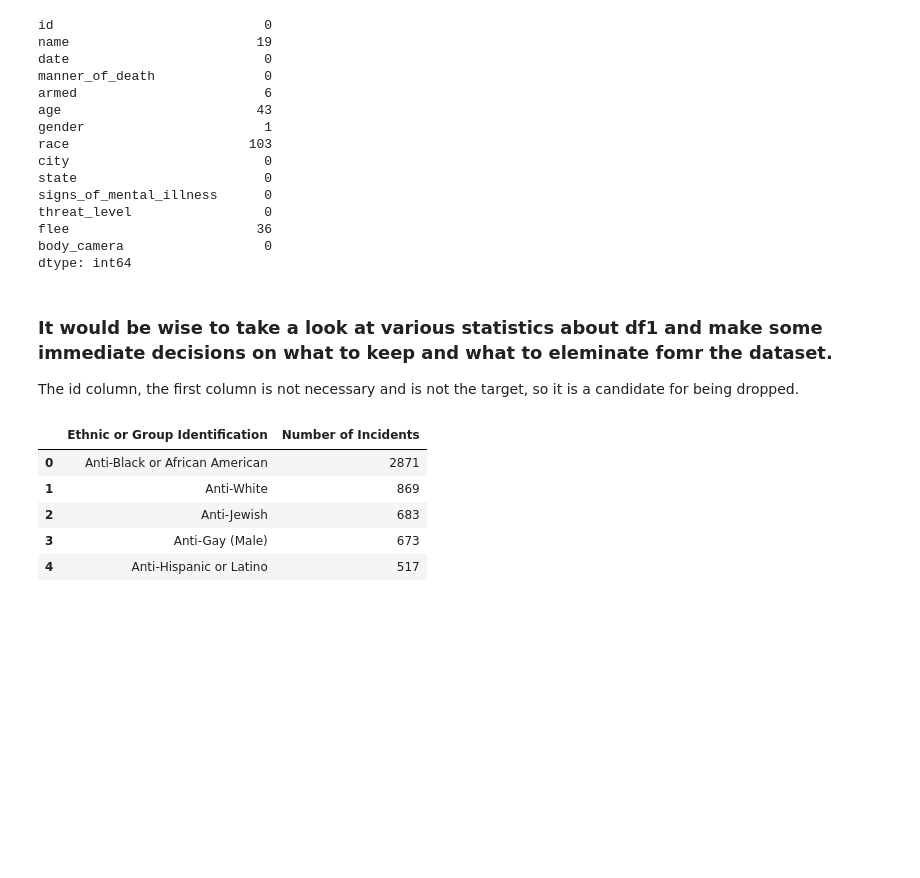
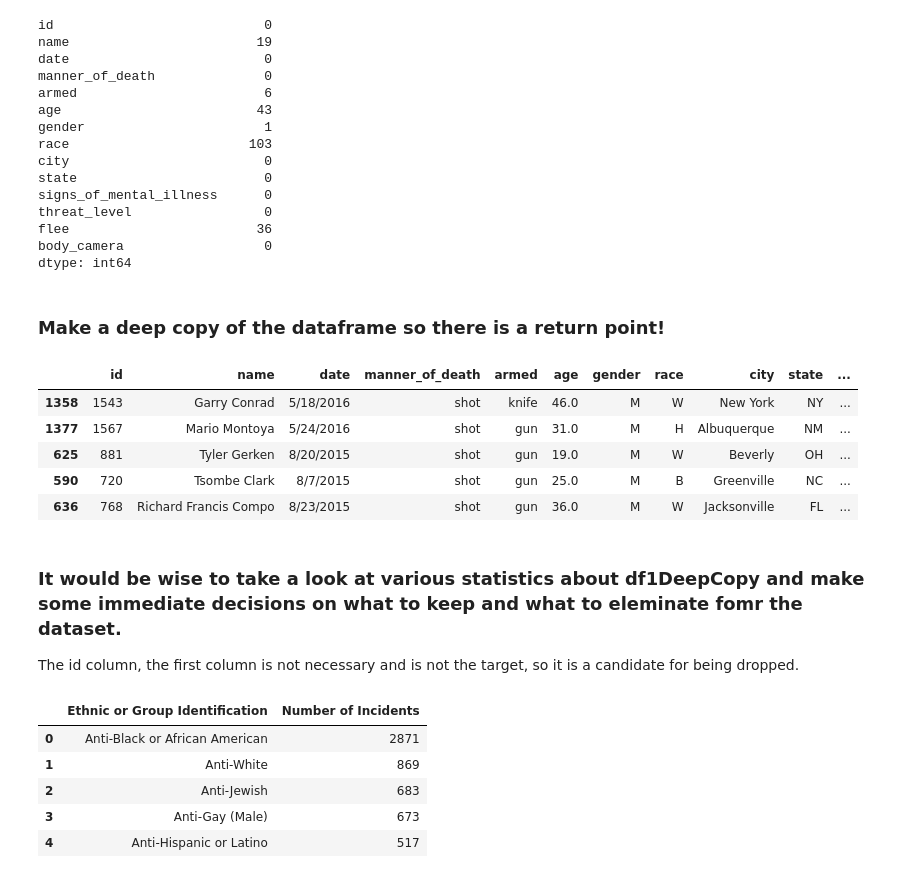
Before and after one commit to IT4063C-Fall22/final-project-AirPro, a Jupyter notebook: source.ipynb, the cells around one changed output. Saved outputs shown, nothing was run; the diff lists cells and outputs as text; code cells hidden in the pictures; blank space fills up the shorter version.

Commit message:
Edit Comments and make deep copy df1

```diff
--- a/source.ipynb
+++ b/source.ipynb
@@ -115,8 +116,20 @@ threat_level                 0
 flee                        36
 body_camera                  0
 dtype: int64
+# %% [markdown]
+### Make a deep copy of the dataframe so there is a return point!
+# %%
+df1DeepCopy = df1.copy(deep=True)
+df1DeepCopy.sample(5)
+# %% [output]
+|  | id | name | date | manner_of_death | armed | age | gender | race | city | state | ... |
+| 1358 | 1543 | Garry Conrad | 5/18/2016 | shot | knife | 46.0 | M | W | New York | NY | ... |
+| 1377 | 1567 | Mario Montoya | 5/24/2016 | shot | gun | 31.0 | M | H | Albuquerque | NM | ... |
+| 625 | 881 | Tyler Gerken | 8/20/2015 | shot | gun | 19.0 | M | W | Beverly | OH | ... |
+| 590 | 720 | Tsombe Clark | 8/7/2015 | shot | gun | 25.0 | M | B | Greenville | NC | ... |
+| 636 | 768 | Richard Francis Compo | 8/23/2015 | shot | gun | 36.0 | M | W | Jacksonville | FL | ... |
 # %% [markdown]
-### It would be wise to take a look at various statistics about df1 and make some immediate decisions on what to keep and what to eleminate fomr the dataset.
+### It would be wise to take a look at various statistics about df1DeepCopy and make some immediate decisions on what to keep and what to eleminate fomr the dataset.
 The id column, the first column is not necessary and is not the target, so it is a candidate for being dropped. <br>
 # %%
 # Second Dataset: Bias9_18_2022.csv
```
Also changed, not shown: parts of 2 cells of this notebook.
